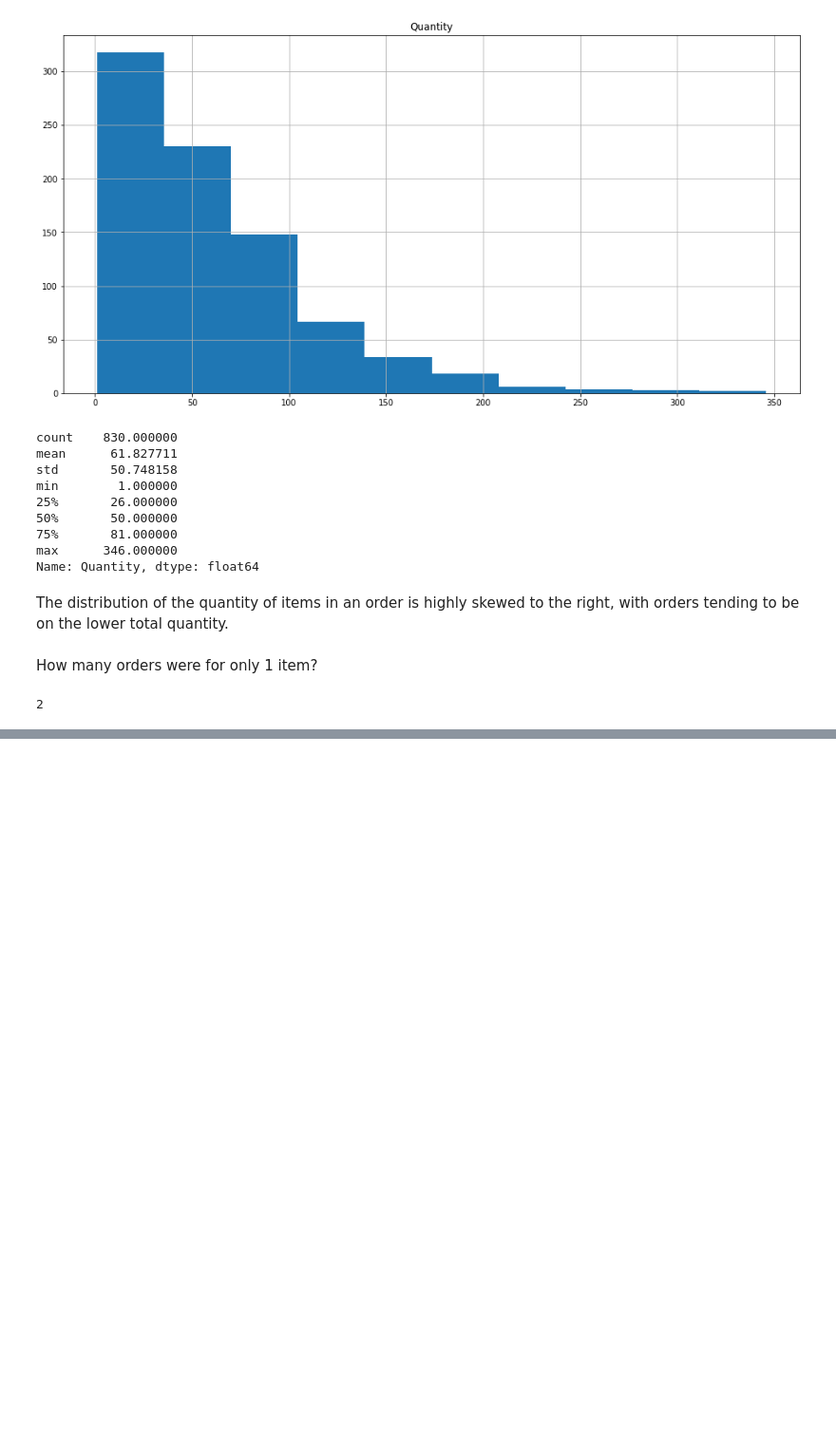
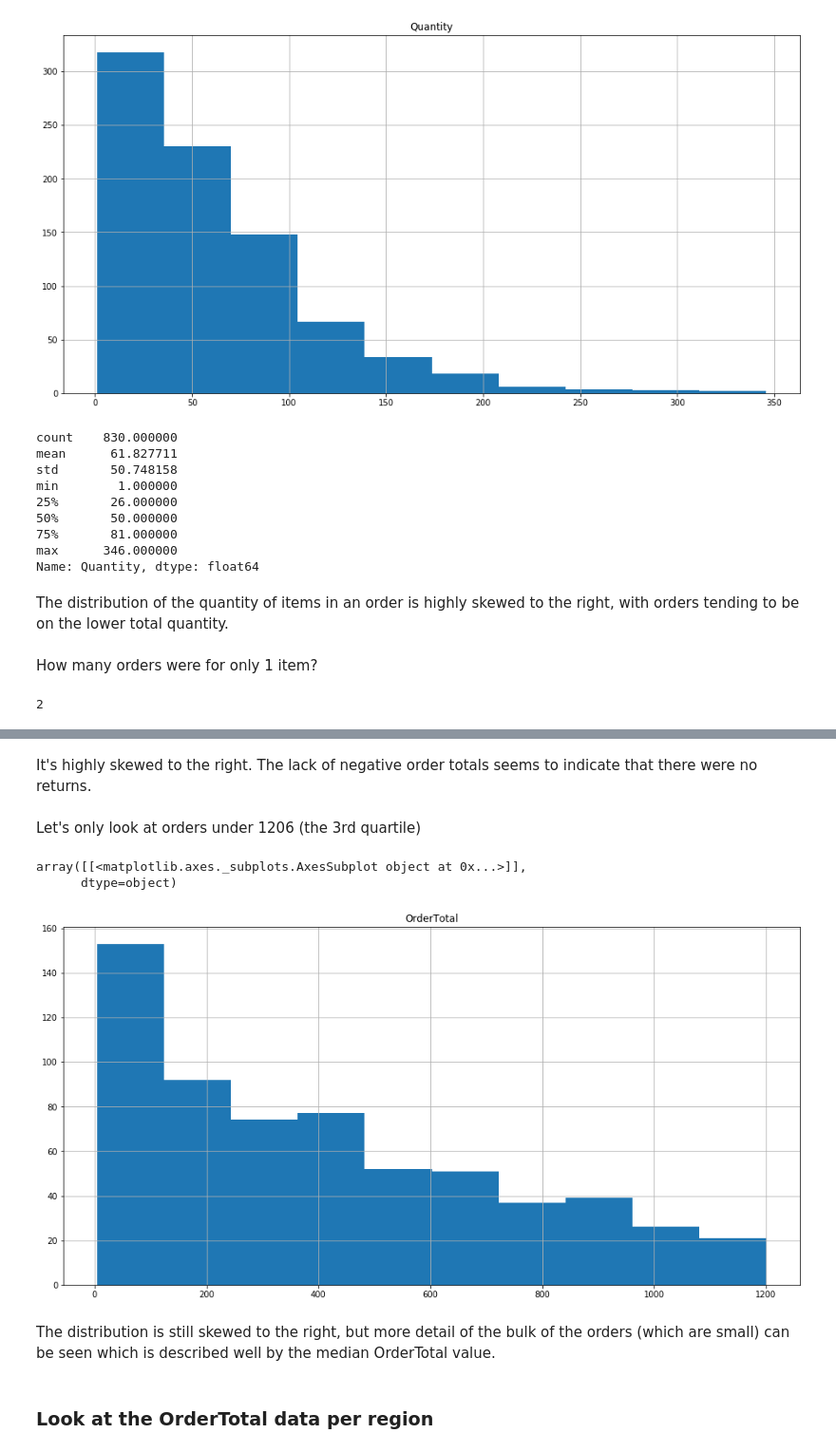
Before and after one commit to merb92/sql-a-b-testing-lab, a Jupyter notebook: 02_eda.ipynb, the cells around one changed output, grey strips where cells are left out. Shown: that part at 95% size. Cells and saved outputs as stored; diff of their text form; code cells hidden in the pictures; blank space fills up the shorter version.

```diff
--- a/02_eda.ipynb
+++ b/02_eda.ipynb
@@ -165,0 +291,14 @@ len(od_gb_order_id_df[od_gb_order_id_df.Quantity == 1.0])
+# %% [markdown]
+It's highly skewed to the right. The lack of negative order totals seems to indicate that there were no returns.
+# %% [markdown]
+Let's only look at orders under 1206 (the 3rd quartile)
+# %%
+order_totals_df[order_totals_df.OrderTotal <= 1206.95].hist(column='OrderTotal', figsize=(16,8))
+# %% [output]
+array([[<matplotlib.axes._subplots.AxesSubplot object at 0x...>]],
+      dtype=object)
+[figure, added]
+# %% [markdown]
+The distribution is still skewed to the right, but more detail of the bulk of the orders (which are small) can be seen which is described well by the median OrderTotal value.
+# %% [markdown]
+### Look at the OrderTotal data per region
```
Also changed, not shown: parts of 25 cells of this notebook.
